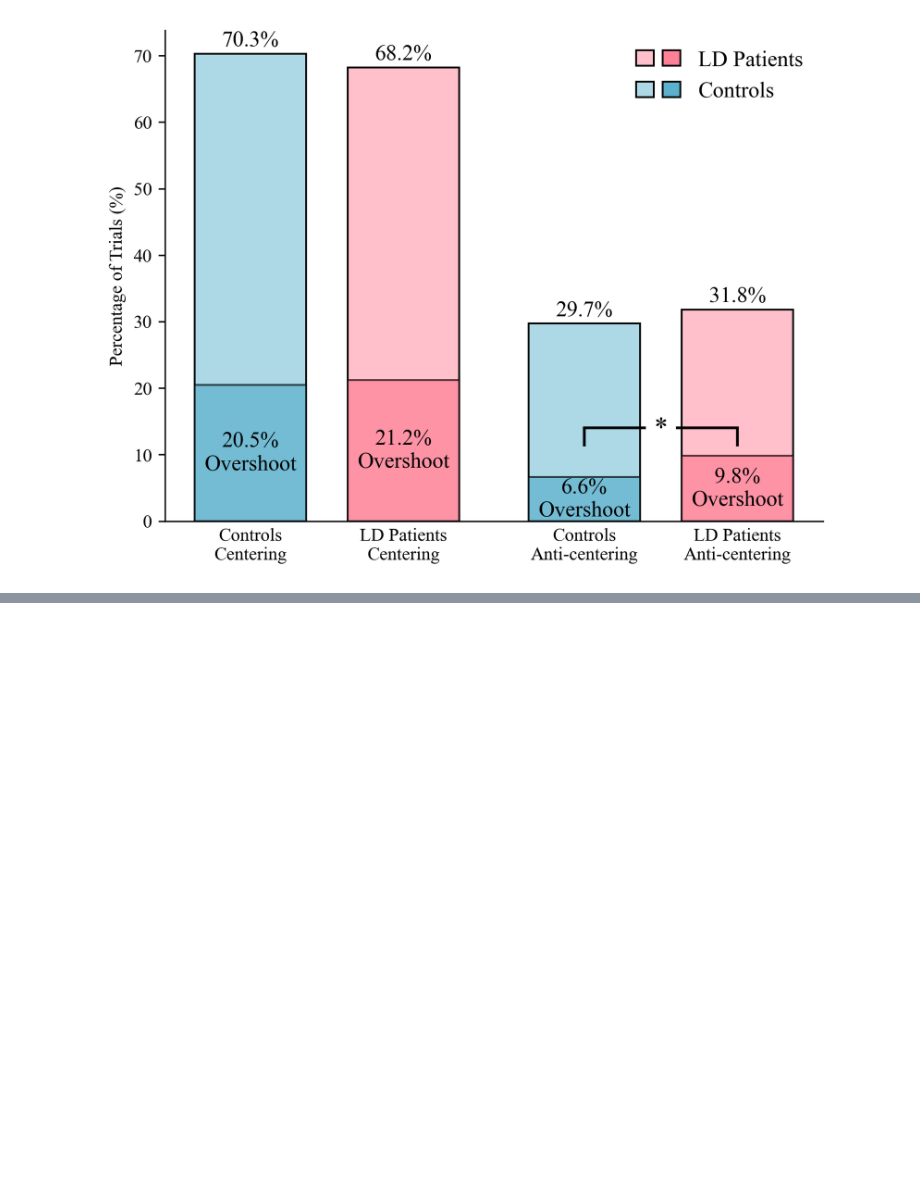
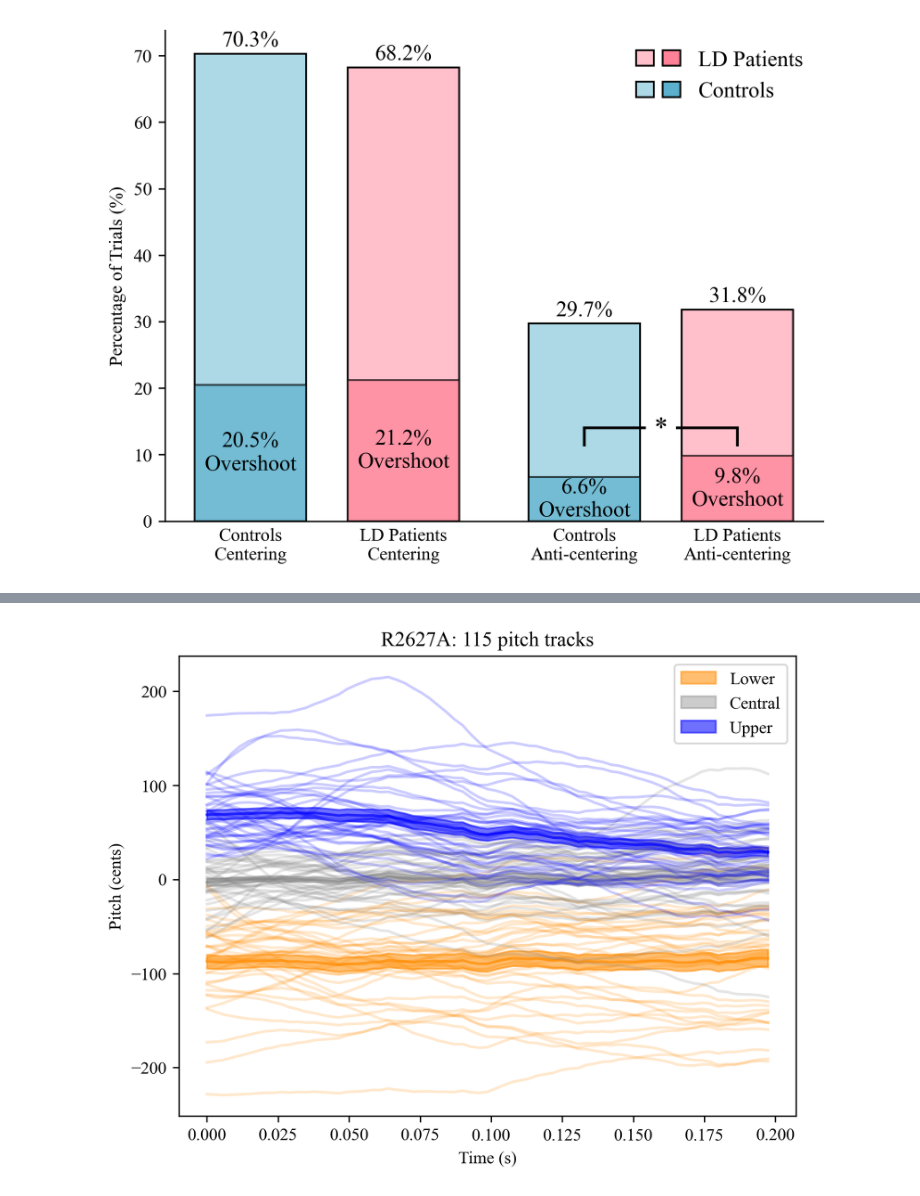
Before and after one commit to SpeechNeuroscienceLab/centering-audio, a Jupyter notebook: interactive_analysis.ipynb, the cells around one changed output, grey strips where cells are left out. Saved outputs shown, nothing was run; the diff lists cells and outputs as text; code cells hidden in the pictures; blank space fills up the shorter version.

Commit message:
added pitch track plots

```diff
--- a/interactive_analysis.ipynb
+++ b/interactive_analysis.ipynb
@@ -289 +288,20 @@ plt.savefig("/Users/anantajit/Downloads/figure.png")
 [figure]
+# %%
+importlib.reload(figure)
+
+ld = Dataset(str(INPUT_PATH / SOURCE_FILE), SOURCE_STRUCT)
+subject = ld.cohorts["Controls"].subjects[21]
+fig, ax = plt.subplots(1, 1, dpi=DPI)
+figure.subject_pitch_tracks(subject, fig, plot_settings | {
+    "plot_colors": [
+        'darkorange',
+        'gray',
+        'blue'
+    ],
+    "plot_alphas" : {
+        "trial": [0.2, 0.2, 0.2],
+        "mean": [0.7, 0.5, 0.7]  # mean lines are more opaque
+    }
+})
+# %% [output]
+[figure, added]
```
Also changed, not shown: parts of 1 cell of this notebook, 1 other file.
